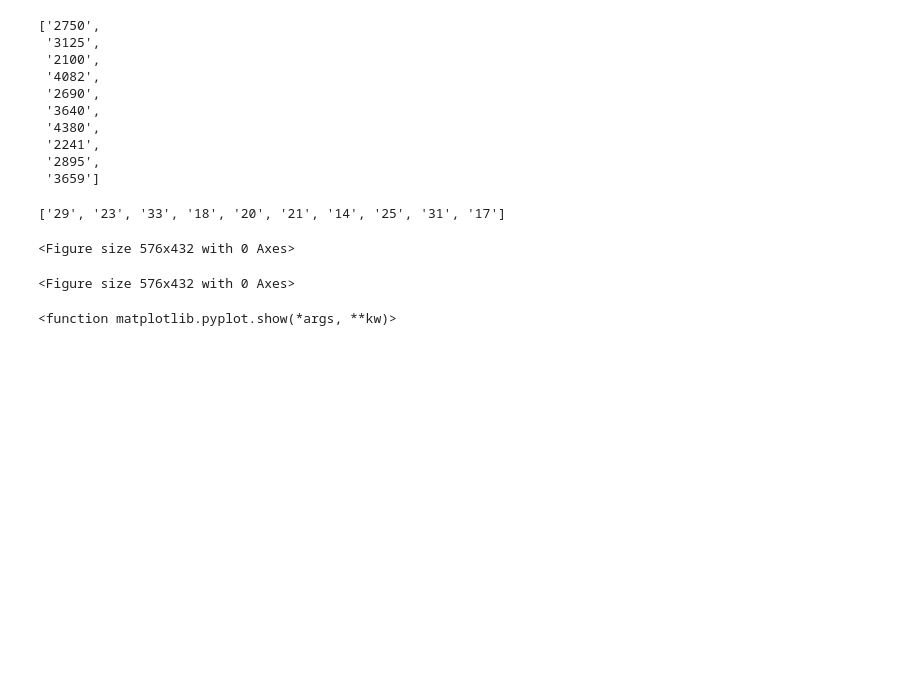
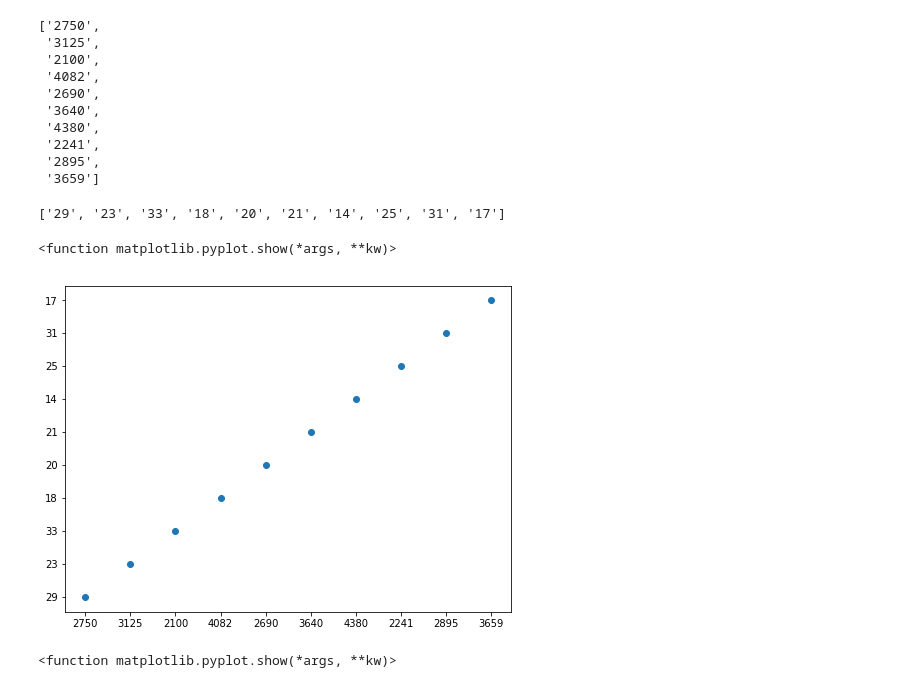
Before and after one commit to Patrickbfuller/dsc-0-01-22-visualizing-data-lab-seattle-ds-career-040119, a Jupyter notebook: index.ipynb, the cells around one changed output. Drawn from its saved outputs; the diff is of its cells as text; code cells hidden in the pictures; blank space fills up the shorter version.

```diff
--- a/index.ipynb
+++ b/index.ipynb
@@ -119,9 +119,11 @@ mpg
 ['29', '23', '33', '18', '20', '21', '14', '25', '31', '17']
 # %%
 plt.figure(figsize = (8,6))
+plt.scatter(weight, mpg)
+plt.show
 # %% [output]
-<Figure size 576x432 with 0 Axes>
+<function matplotlib.pyplot.show(*args, **kw)>
-<Figure size 576x432 with 0 Axes>
+[figure, added]
 # %%
 # Set the figure size in inches
 plt.figure(figsize = (12, 6))
```
